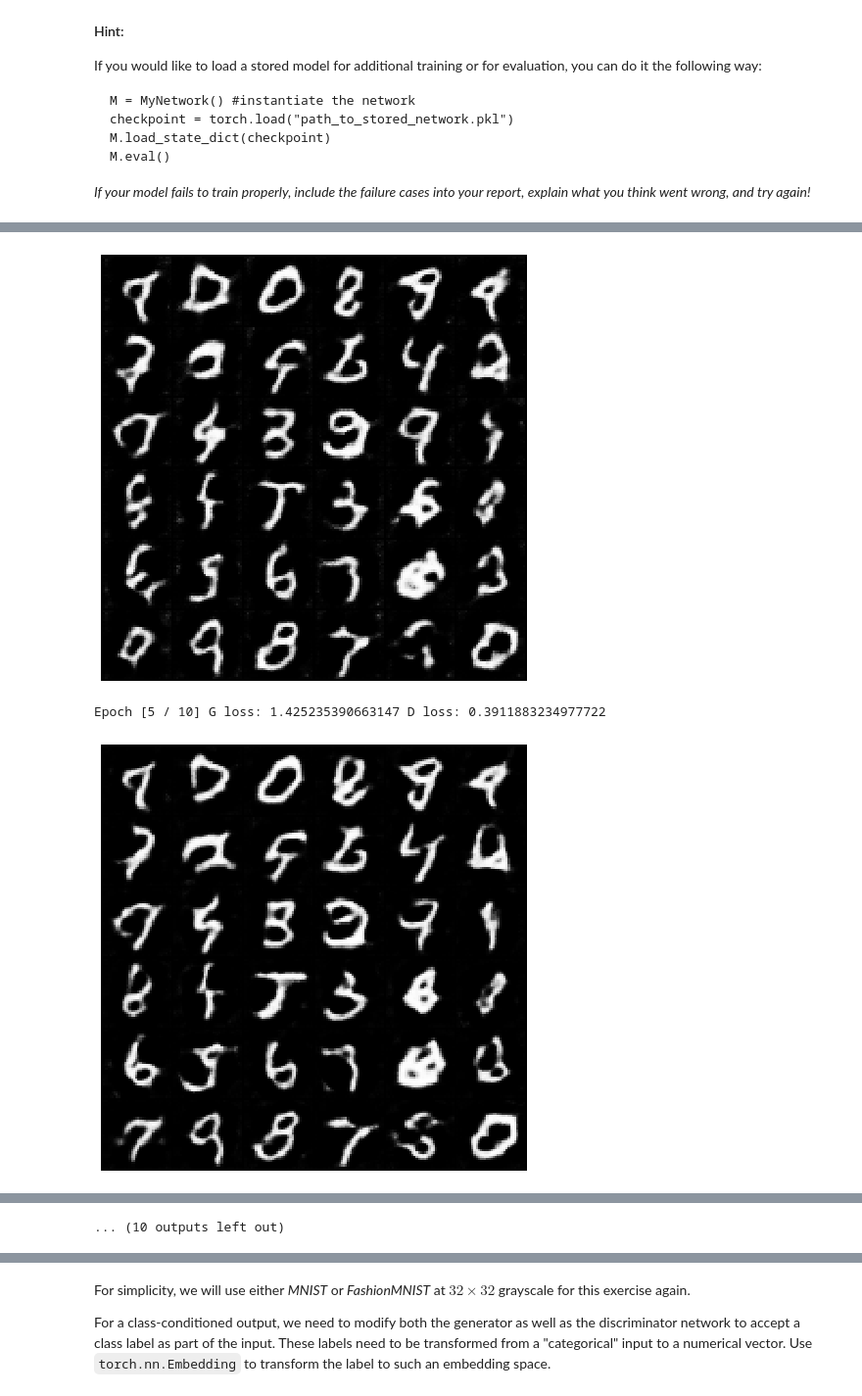
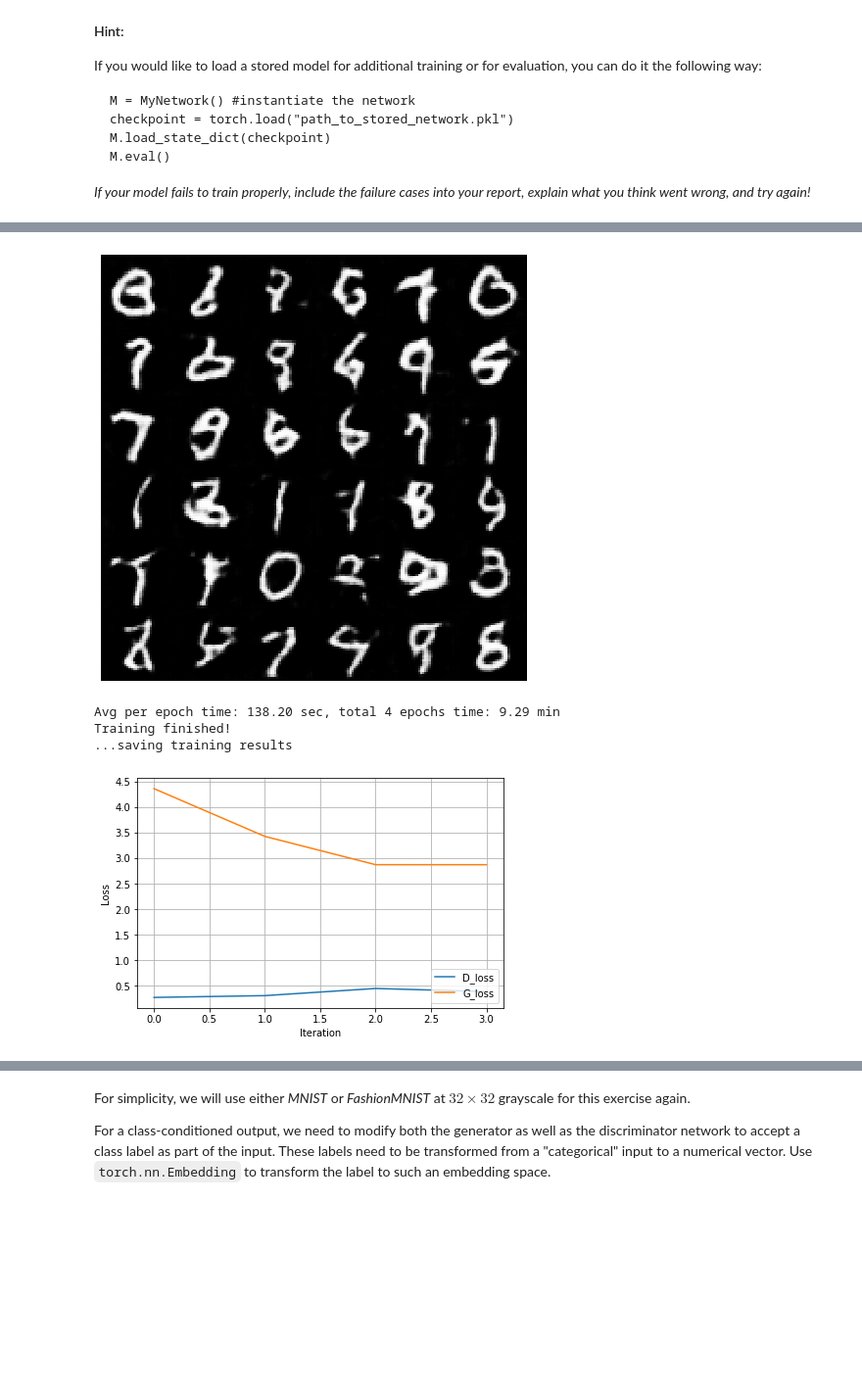
Before and after one commit to Elizabeth1997/CS390DD_Project4, a Jupyter notebook: GAN_assignment_STUDENT.ipynb, the cells around one changed output, grey strips where cells are left out. Shown at 98% size. Drawn from its saved outputs; the diff is of its cells as text; code cells hidden in the pictures; blank space fills up the shorter version.

```diff
--- a/GAN_assignment_STUDENT.ipynb
+++ b/GAN_assignment_STUDENT.ipynb
@@ -74,11 +78,12 @@ Consider whether you can implement some **data augmentation**, and if possible,
 # and the values are normalized to a [-1, 1] range.
 # Consider whether you can implement some data augmentation, and if possible, do so.
 #######################################################################################################
-transform = transforms.Compose([transforms.Resize(32),
-                                transforms.ToTensor(),
-                                transforms.Normalize([0.5], [0.5])])
-train_dataset = torchvision.datasets.MNIST('/gan_dataset/minist/', transform=transform, download=True)
-
-print("Dataset length: ", len(train_dataset))
-print("Image size: {}".format(train_dataset[0][0].size()))
-print("value range: [ {} - {} ]".format(torch.min(train_dataset[0][0]), torch.max(train_dataset[0][0])))
+# transformation
+# the training task is generating real images, augumention operation may make
+# the pics look unreal or fake.
+transform = transforms.Compose([
+                    transforms.Resize(32),
+                    transforms.ToTensor(),
+    # the pictures in minist dataset is grayscaled, which means there is only one sigle channel
+                    transforms.Normalize([0.5], [0.5])])
+train_dataset = datasets.MNIST('./minist', download=True, transform=transform)
@@ -128,7 +137,7 @@ plt.show()
 #######################################################################################################
 batch_size = 128
 lr = 1e-4
-num_epochs = 10
+num_epochs = 4
 # %% [markdown]
 ### 3) Implement the generator network (8 points)
 The expected output of this GAN should look like this (or better):
@@ -162,7 +171,7 @@ def normal_init(layer, mean, std):
 # TODO 3b: implement the generator network for a DCGAN with output size 32x32px
 #######################################################################################################
 class Generator(nn.Module):
-    def __init__(self):
+    def __init__(self,mean,std):
         super(Generator, self).__init__()
         self.g_network = nn.Sequential(
             # input is Z, which has 100 channels
@@ -181,6 +190,7 @@ class Generator(nn.Module):
             nn.ConvTranspose2d( 64 * 2, 1, 4, 2, 1, bias=False),
             nn.Tanh()
         )
+        self.weight_init(mean,std)
     # forward method
     def forward(self, x):
         return self.g_network(x)
@@ -206,7 +210,7 @@ torch.Size([1, 1, 32, 32])
 # TODO 3c: implement the discriminator network for a DCGAN with input size 32x32px
 #######################################################################################################
 class Discriminator(nn.Module):
-    def __init__(self):
+    def __init__(self,mean,std):
         super(Discriminator, self).__init__()
         self.d_network = nn.Sequential(
             nn.Conv2d(1, 128, 4, 2, 1, bias=False),
@@ -223,6 +227,7 @@ class Discriminator(nn.Module):
             nn.Conv2d(128 * 4, 1, 4, 1, 0, bias=False),
             nn.Sigmoid()
         )
+        self.weight_init(mean,std)
     # forward method
     def forward(self, x):
         return self.d_network(x)
@@ -319,19 +319,20 @@ M.eval()
 # %%
 data_loader = torch.utils.data.DataLoader(train_dataset, batch_size=batch_size, shuffle=True)
 
-dset_name = 'minist_dataset' #pick a meaningful name
+dset_name = 'minist_dataset_1107' #pick a meaningful name
 result_dir = '{}_DCGAN'.format(dset_name)
 
 device = torch.device("cuda:0")
-
+mean = 0
+dev = 0.02
 
 #######################################################################################################
 # TODO 5a: Fill code for training setup
 #######################################################################################################
 
 # define networks
-G = Generator().to(device)
-D = Discriminator().to(device)
+G = Generator(mean,dev).to(device)
+D = Discriminator(mean,dev).to(device)
 # Initialize BCELoss function
 criterion = nn.BCELoss()
 # define optimizers
@@ -453,3 +454,5 @@ Epoch [4 / 10] G loss: 2.5298213958740234 D loss: 0.17932000756263733
-[figure, old version]
+[figure, new version]
-Epoch [5 / 10] G loss: 1.425235390663147 D loss: 0.3911883234977722
+Avg per epoch time: 138.20 sec, total 4 epochs time: 9.29 min
+Training finished!
+...saving training results
-[figure, old version]
+[figure, new version]
@@ -458 +458,0 @@ Epoch [6 / 10] G loss: 3.2522544860839844 D loss: 0.20474237203598022
-... (10 outputs left out)
```
Also changed, not shown: parts of 20 cells of this notebook, 2 other files.
